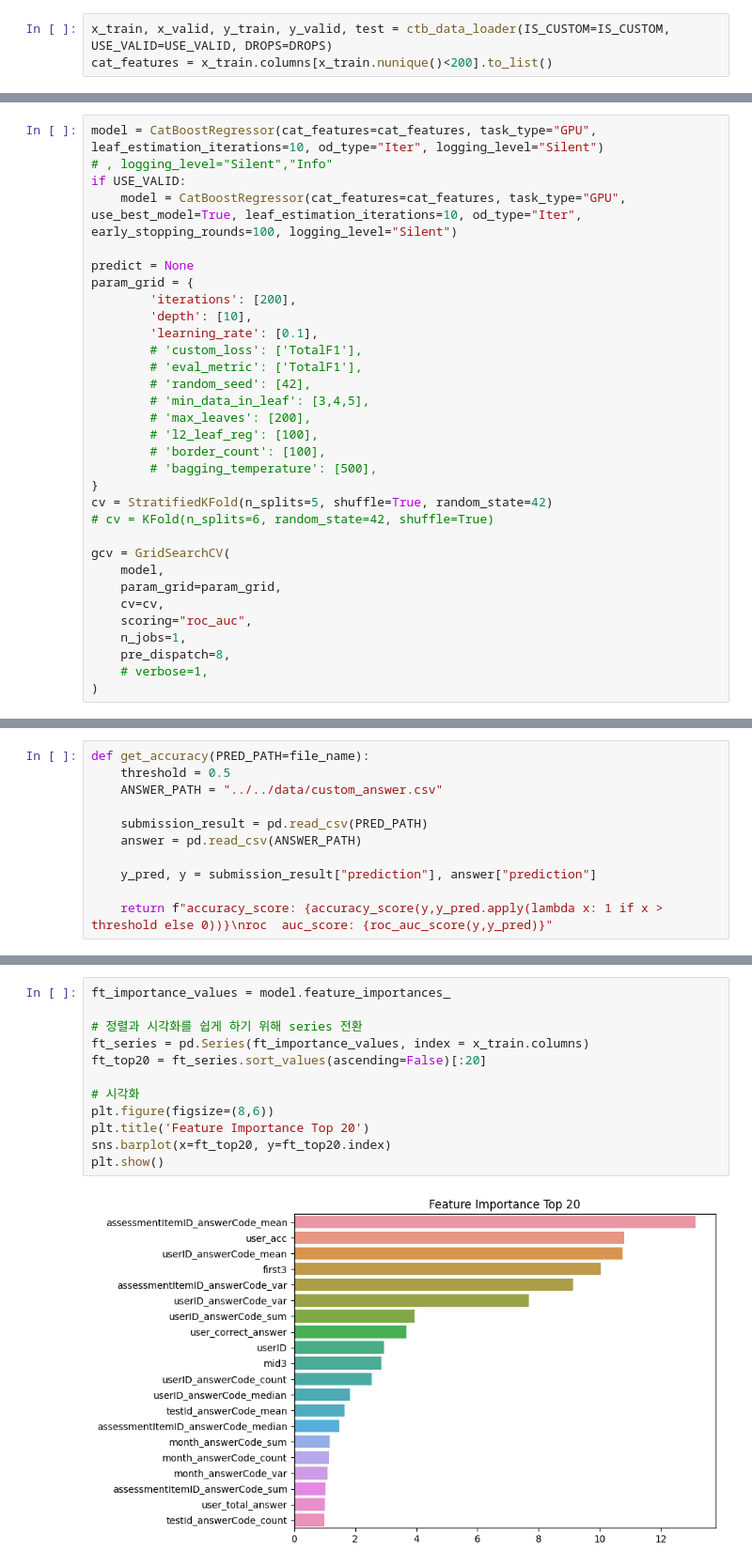
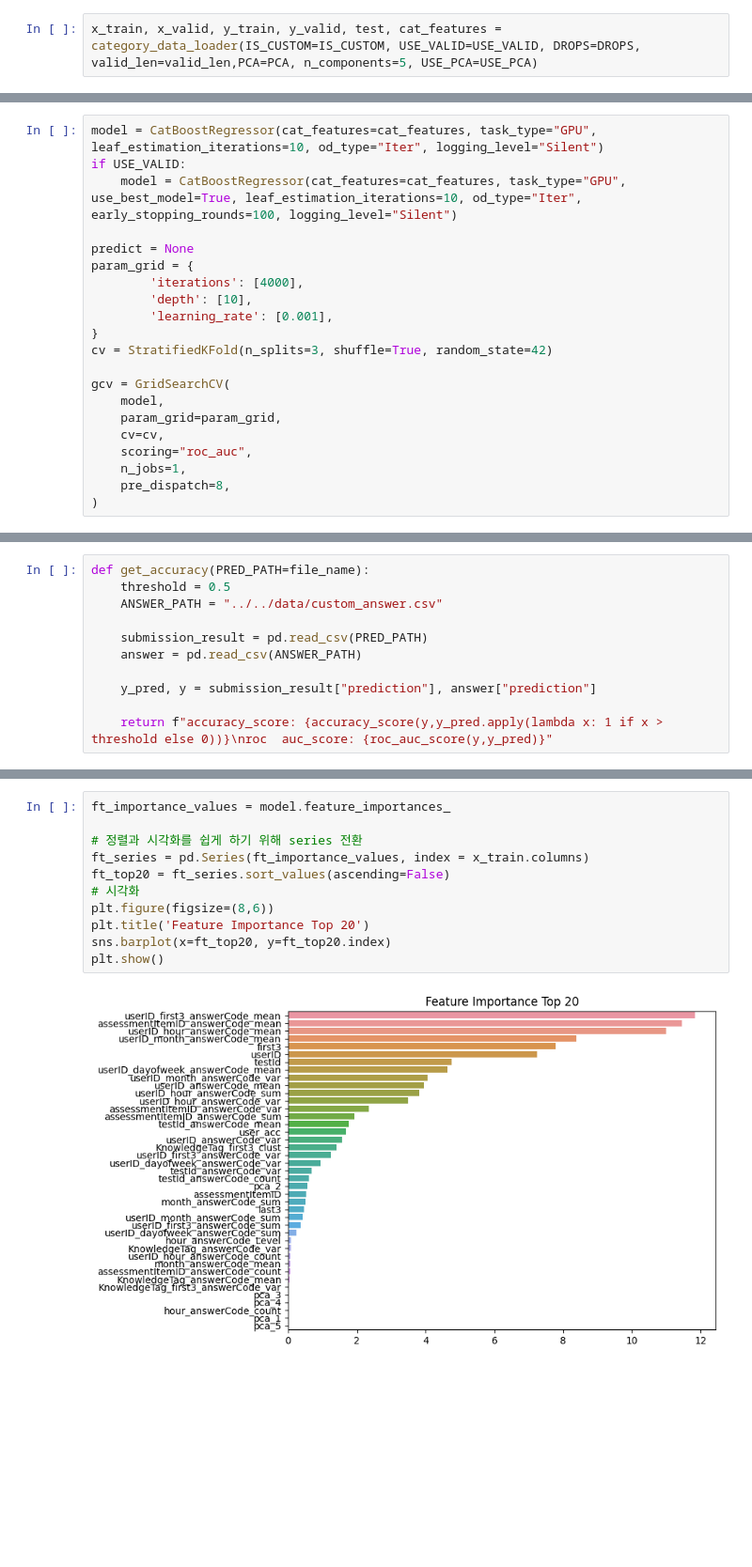
Before and after one commit to boostcampaitech4lv23recsys2/level2_dkt_recsys-level2-recsys-12, a Jupyter notebook: Boosting/ctb_regressor.ipynb, the cells around one changed output, grey strips where cells are left out. Shown: that part at 94% size. Saved outputs shown, nothing was run; the diff lists cells and outputs as text; blank space fills up the shorter version.

```diff
--- a/Boosting/ctb_regressor.ipynb
+++ b/Boosting/ctb_regressor.ipynb
@@ -65,6 +59,5 @@ DROPS = [
 # %% [markdown]
 # CTB preprocessing
 # %%
-x_train, x_valid, y_train, y_valid, test = ctb_data_loader(IS_CUSTOM=IS_CUSTOM, USE_VALID=USE_VALID, DROPS=DROPS)
-cat_features = x_train.columns[x_train.nunique()<200].to_list()
+x_train, x_valid, y_train, y_valid, test, cat_features = category_data_loader(IS_CUSTOM=IS_CUSTOM, USE_VALID=USE_VALID, DROPS=DROPS, valid_len=valid_len,PCA=PCA, n_components=5, USE_PCA=USE_PCA)
 # %% [output]
@@ -77,26 +66,16 @@ See the caveats in the documentation: https://pandas.pydata.org/pandas-docs/stab
 # CatBoostRegressor
 # %%
 model = CatBoostRegressor(cat_features=cat_features, task_type="GPU", leaf_estimation_iterations=10, od_type="Iter", logging_level="Silent")
-# , logging_level="Silent","Info"
 if USE_VALID:
     model = CatBoostRegressor(cat_features=cat_features, task_type="GPU", use_best_model=True, leaf_estimation_iterations=10, od_type="Iter", early_stopping_rounds=100, logging_level="Silent")
 
 predict = None
 param_grid = {
-        'iterations': [200],
+        'iterations': [4000],
         'depth': [10],
-        'learning_rate': [0.1],
-        # 'custom_loss': ['TotalF1'],
-        # 'eval_metric': ['TotalF1'],
-        # 'random_seed': [42],
-        # 'min_data_in_leaf': [3,4,5],
-        # 'max_leaves': [200],
-        # 'l2_leaf_reg': [100],
-        # 'border_count': [100],
-        # 'bagging_temperature': [500],
+        'learning_rate': [0.001],
 }
-cv = StratifiedKFold(n_splits=5, shuffle=True, random_state=42)
-# cv = KFold(n_splits=6, random_state=42, shuffle=True)
+cv = StratifiedKFold(n_splits=3, shuffle=True, random_state=42)
 
 gcv = GridSearchCV(
     model,
@@ -105,6 +84,5 @@ gcv = GridSearchCV(
     scoring="roc_auc",
     n_jobs=1,
     pre_dispatch=8,
-    # verbose=1,
 )
 # %%
@@ -156,14 +139,13 @@ if IS_CUSTOM:
 # %%
 ft_importance_values = model.feature_importances_
 
 # 정렬과 시각화를 쉽게 하기 위해 series 전환
 ft_series = pd.Series(ft_importance_values, index = x_train.columns)
-ft_top20 = ft_series.sort_values(ascending=False)[:20]
-
+ft_top20 = ft_series.sort_values(ascending=False)
 # 시각화
 plt.figure(figsize=(8,6))
 plt.title('Feature Importance Top 20')
 sns.barplot(x=ft_top20, y=ft_top20.index)
 plt.show()
 # %% [output]
-[figure, old version]
+[figure, new version]
```
Also changed, not shown: parts of 15 cells of this notebook, 11 other files.
